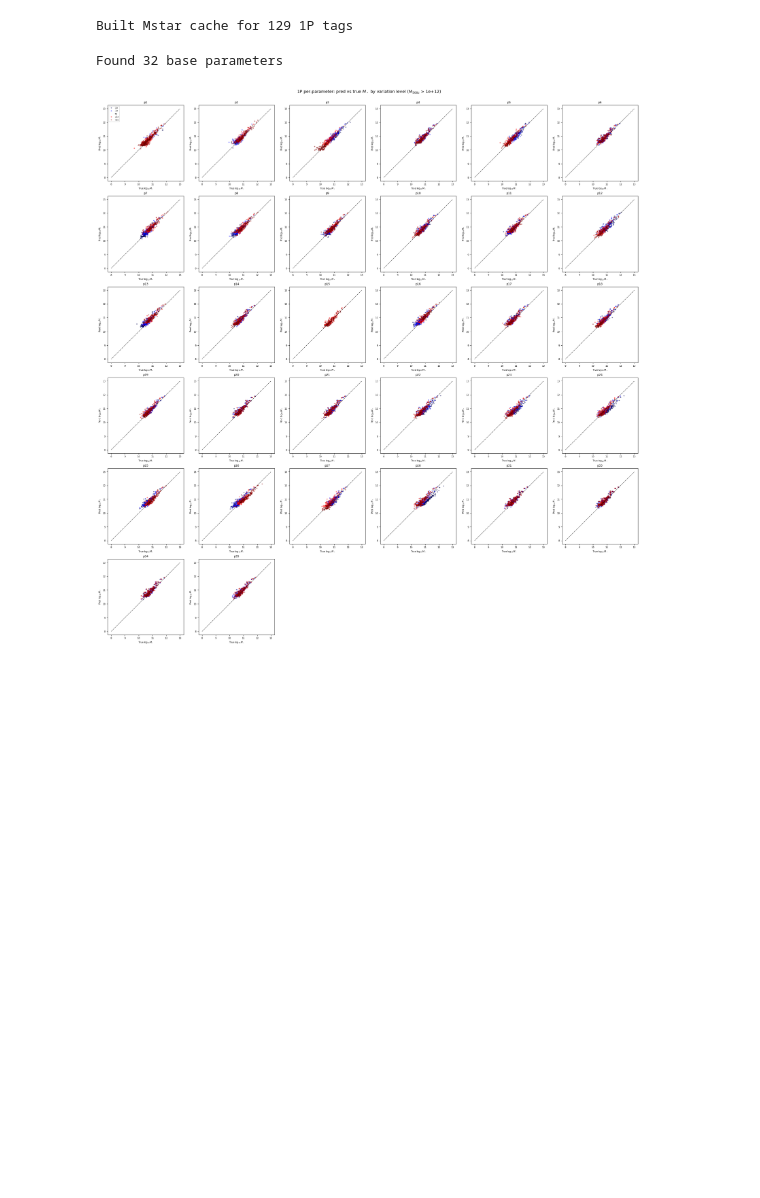
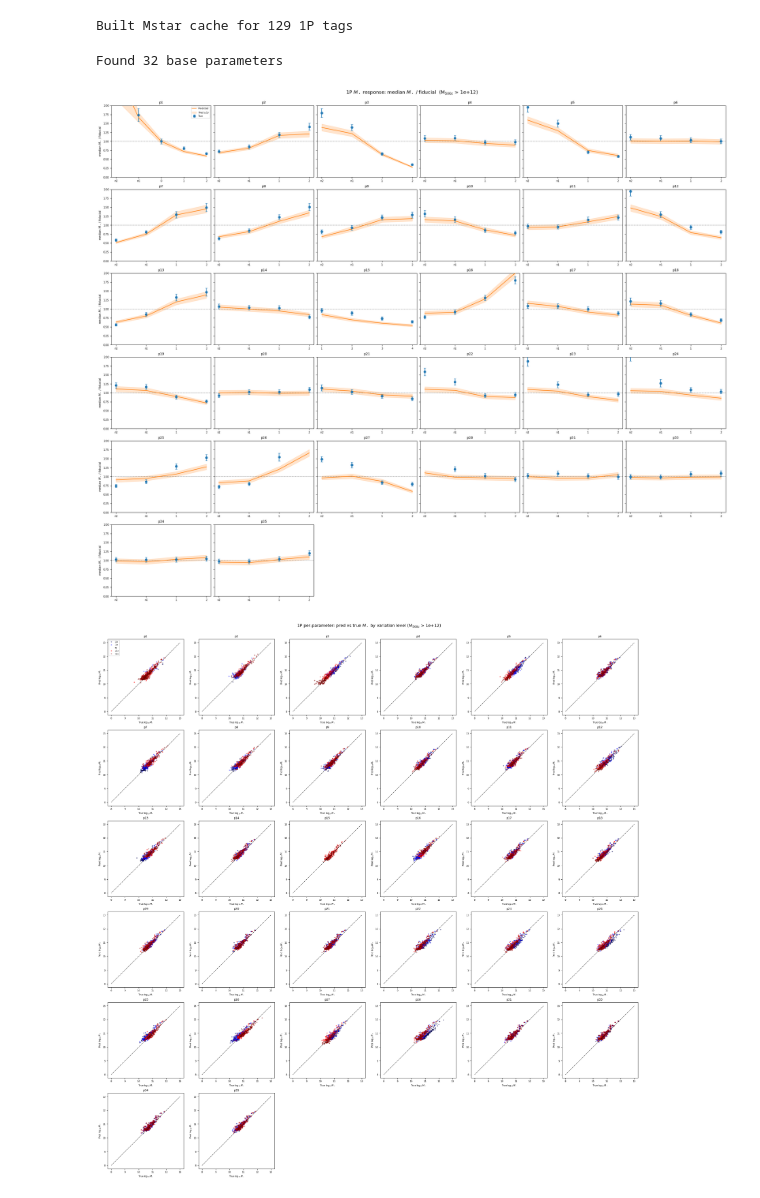
Before and after one commit to Maxelee/cosmoANP, a Jupyter notebook: notebooks/anp_emulator_Mstar_tests.ipynb, the cells around one changed output. Saved outputs shown, nothing was run; the diff lists cells and outputs as text; code cells hidden in the pictures; blank space fills up the shorter version.

```diff
--- a/notebooks/anp_emulator_Mstar_tests.ipynb
+++ b/notebooks/anp_emulator_Mstar_tests.ipynb
@@ -596,7 +596,7 @@ for i, base in enumerate(base_params):
     x_positions = np.arange(len(suffixes))
 
     # Per-family fiducial: the '0' suffix
-    fid_tag_fam = f'1P_{base}_0'
+    fid_tag_fam = f'1P_p1_0'
     fid_rec_fam = onep_mstar_cache.get(fid_tag_fam)
     if fid_rec_fam is None:
         ax.text(0.5, 0.5, 'No fiducial', ha='center', va='center',
@@ -649,34 +649,35 @@ for i, base in enumerate(base_params):
     ax.errorbar(x_positions[valid], true_ratios[valid], yerr=true_errs[valid],
                 fmt='o', ms=6, capsize=3, color='tab:blue', label='True', zorder=3)
 
     # Predicted: line with shaded ±1σ band on the median
     ax.plot(x_positions[valid], pred_ratios[valid],
-            's-', ms=6, color='tab:orange', lw=1.5, label='Predicted', zorder=3)
+            '-', ms=6, color='tab:orange', lw=1.5, label='Predicted', zorder=3)
     ax.fill_between(x_positions[valid],
                     pred_ratios[valid] - pred_errs[valid],
                     pred_ratios[valid] + pred_errs[valid],
                     color='tab:orange', alpha=0.2, label=r'Pred $\pm 1\sigma$', zorder=2)
 
     ax.axhline(1.0, color='k', ls='--', lw=0.8, alpha=0.5)
     ax.set_xticks(x_positions)
     ax.set_xticklabels(suffixes, fontsize=7)
     ax.set_title(base, fontsize=9)
     ax.tick_params(labelsize=7)
     ax.set_ylim(0, 2)
 
     if i % ncols == 0:
         ax.set_ylabel(r'median $M_\star$ / fiducial', fontsize=8)
     if i == 0:
         ax.legend(fontsize=6, loc='best')
 
 for j in range(n_params, len(axes)):
     axes[j].set_visible(False)
 
 fig.suptitle(r'1P $M_\star$ response: median $M_\star$ / fiducial  (M$_{500c}$ > '
              f'{MASS_CUT:.0e})', fontsize=13, y=1.02)
 plt.show()
 # %% [output]
 Found 32 base parameters
+[figure, added]
 # %%
 # Per-parameter scatter: pred vs true Mstar for each variation, overlaid.
 # One panel per parameter, halos colored by variation level.
```
Also changed, not shown: 3 other files.
